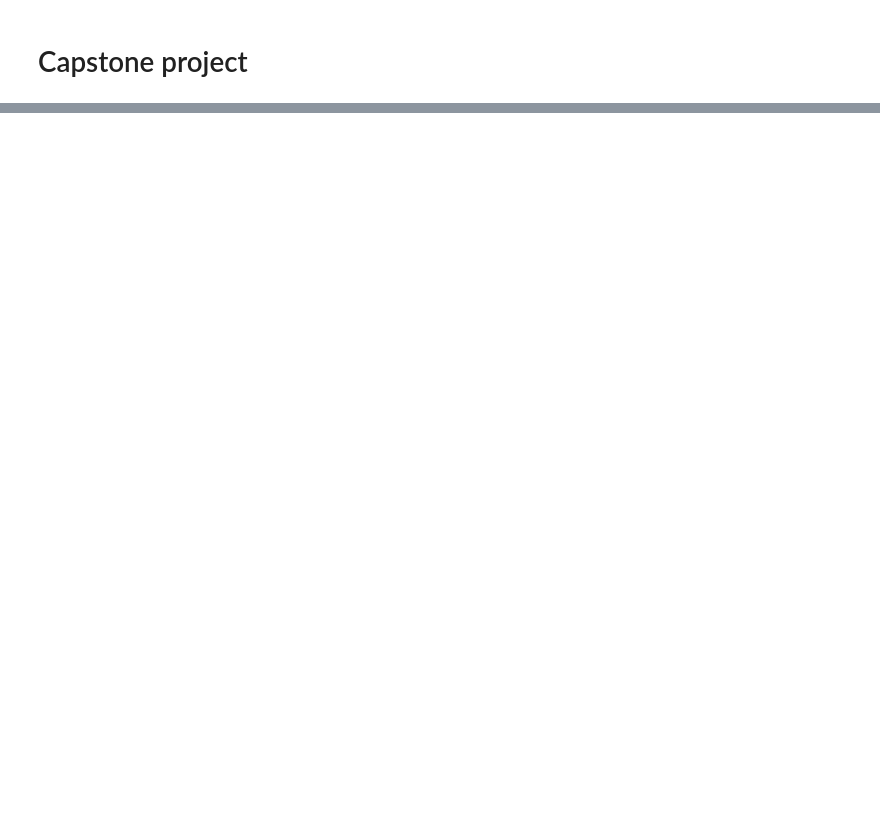
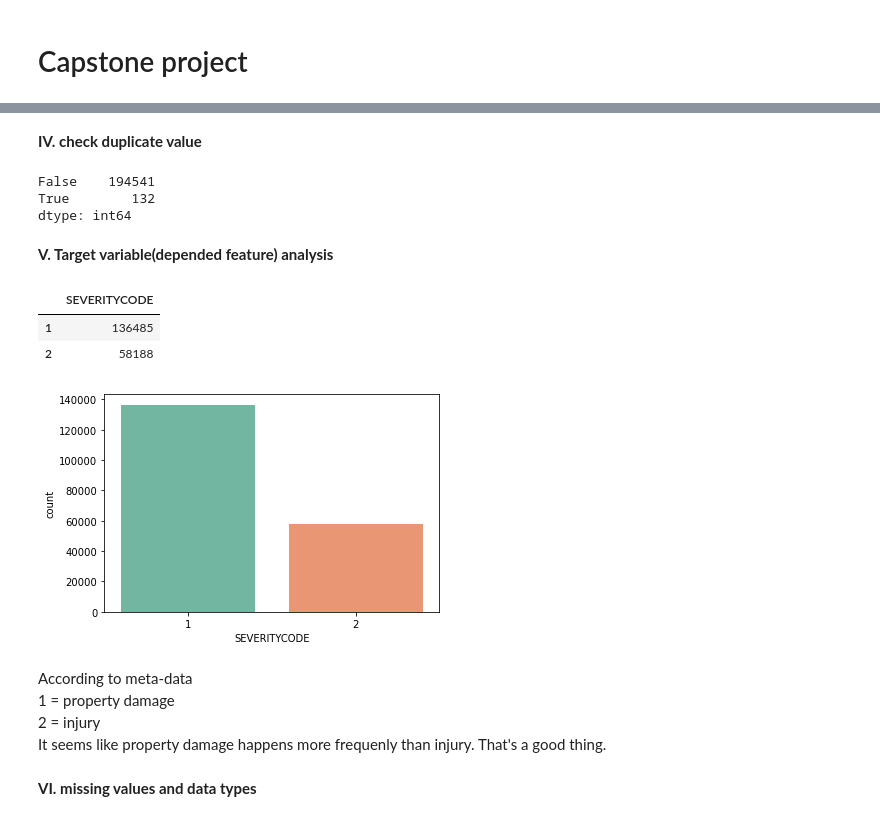
Before and after one commit to Yuanleoluo/Final_Project, a Jupyter notebook: capstoneProject.ipynb, the cells around one changed output, grey strips where cells are left out. Drawn from its saved outputs; the diff is of its cells as text; code cells hidden in the pictures; blank space fills up the shorter version.

```diff
--- a/capstoneProject.ipynb
+++ b/capstoneProject.ipynb
@@ -111,0 +57,4 @@ ValueError: Location values cannot contain NaNs.
+# %%
+# a quick look
+pd.set_option('display.max_columns', None)
+df.head()
@@ -111,0 +83,29 @@ ValueError: Location values cannot contain NaNs.
+# %% [markdown]
+**IV. check duplicate value**
+# %%
+# check to make sure we don't have any duplicated values
+df.duplicated().value_counts()
+# %% [output]
+False    194541
+True        132
+dtype: int64
+# %% [markdown]
+**V. Target variable(depended feature) analysis**
+# %%
+# graph of target variable
+sn.countplot(x="SEVERITYCODE", data=df, palette = "Set2")
+
+# table of target variable
+df['SEVERITYCODE'].value_counts().to_frame()
+# %% [output]
+|  | SEVERITYCODE |
+| 1 | 136485 |
+| 2 | 58188 |
+[figure, added]
+# %% [markdown]
+According to meta-data <br/>
+1 = property damage <br/>
+2 = injury <br/>
+It seems like property damage happens more frequenly than injury. That's a good thing.
+# %% [markdown]
+**VI. missing values and data types**
```
Also changed, not shown: parts of 130 cells of this notebook.
